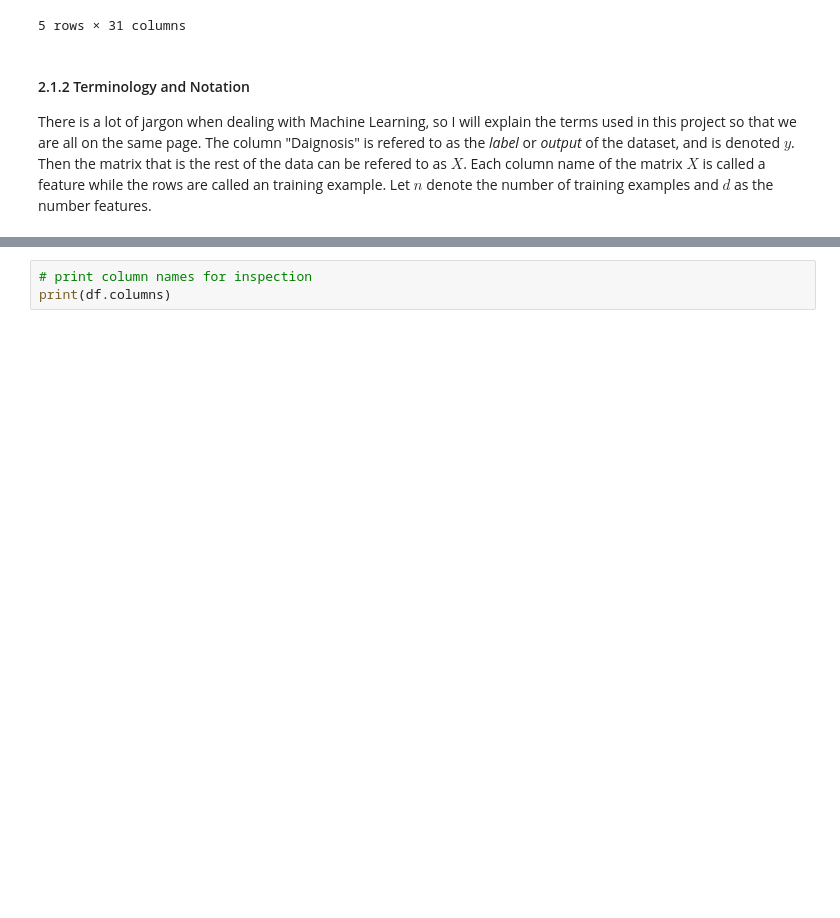
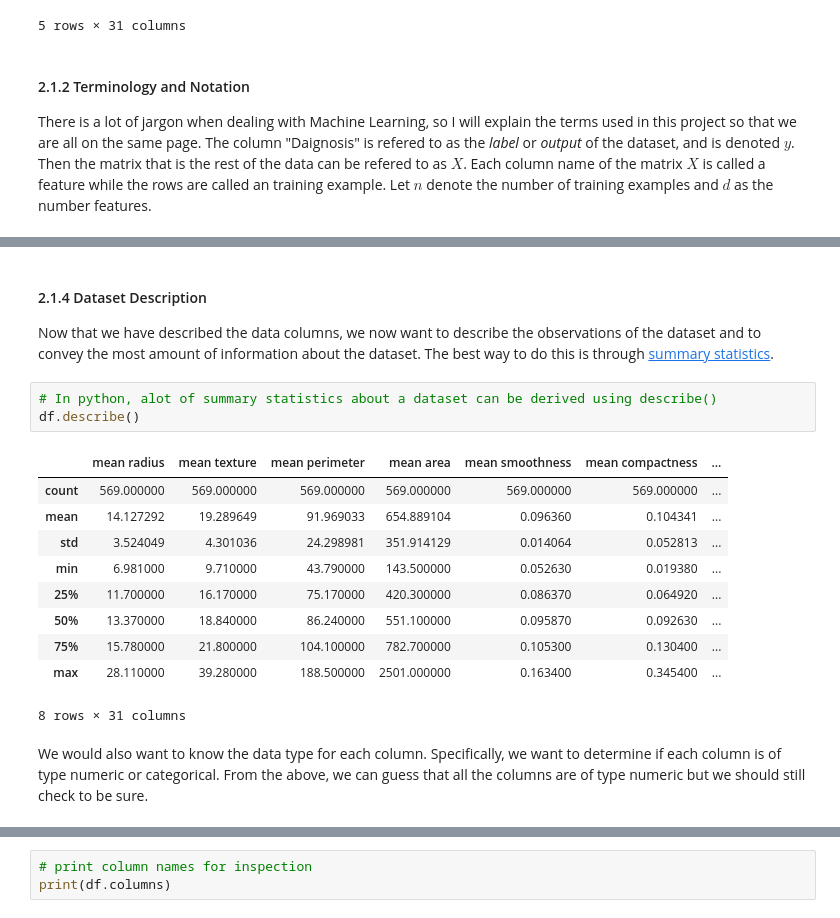
Before and after one commit to ramyar4321/MachineLearningCancer, a Jupyter notebook: MachineLearningCancerPerdiction.ipynb, the cells around one changed output, grey strips where cells are left out. Saved outputs shown, nothing was run; the diff lists cells and outputs as text; blank space fills up the shorter version.

Commit message:
Rearranged sections and continue working on Exploratory Data Analysis.

```diff
--- a/MachineLearningCancerPerdiction.ipynb
+++ b/MachineLearningCancerPerdiction.ipynb
@@ -57,0 +186,20 @@ There is a lot of jargon when dealing with Machine Learning, so I will explain t
+# %% [markdown]
+#### 2.1.4 Dataset Description
+
+Now that we have described the data columns, we now want to describe the observations of the dataset and to convey the most amount of information about the dataset. The best way to do this is through [summary statistics](https://en.wikipedia.org/wiki/Summary_statistics).
+# %%
+# In python, alot of summary statistics about a dataset can be derived using describe()
+df.describe()
+# %% [output]
+|  | mean radius | mean texture | mean perimeter | mean area | mean smoothness | mean compactness | ... |
+| count | 569.000000 | 569.000000 | 569.000000 | 569.000000 | 569.000000 | 569.000000 | ... |
+| mean | 14.127292 | 19.289649 | 91.969033 | 654.889104 | 0.096360 | 0.104341 | ... |
+| std | 3.524049 | 4.301036 | 24.298981 | 351.914129 | 0.014064 | 0.052813 | ... |
+| min | 6.981000 | 9.710000 | 43.790000 | 143.500000 | 0.052630 | 0.019380 | ... |
+| 25% | 11.700000 | 16.170000 | 75.170000 | 420.300000 | 0.086370 | 0.064920 | ... |
+| 50% | 13.370000 | 18.840000 | 86.240000 | 551.100000 | 0.095870 | 0.092630 | ... |
+| 75% | 15.780000 | 21.800000 | 104.100000 | 782.700000 | 0.105300 | 0.130400 | ... |
+| max | 28.110000 | 39.280000 | 188.500000 | 2501.000000 | 0.163400 | 0.345400 | ... |
+8 rows × 31 columns
+# %% [markdown]
+We would also want to know the data type for each column. Specifically, we want to determine if each column is of type numeric or categorical. From the above, we can guess that all the columns are of type numeric but we should still check to be sure.
```
Also changed, not shown: parts of 15 cells of this notebook.
